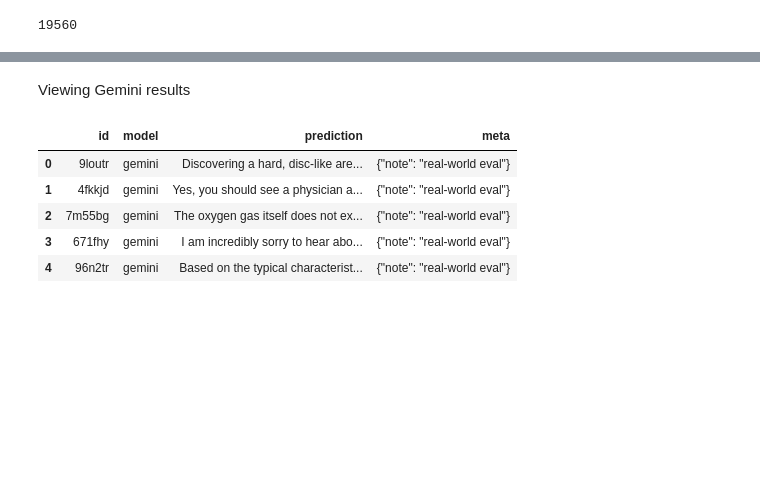
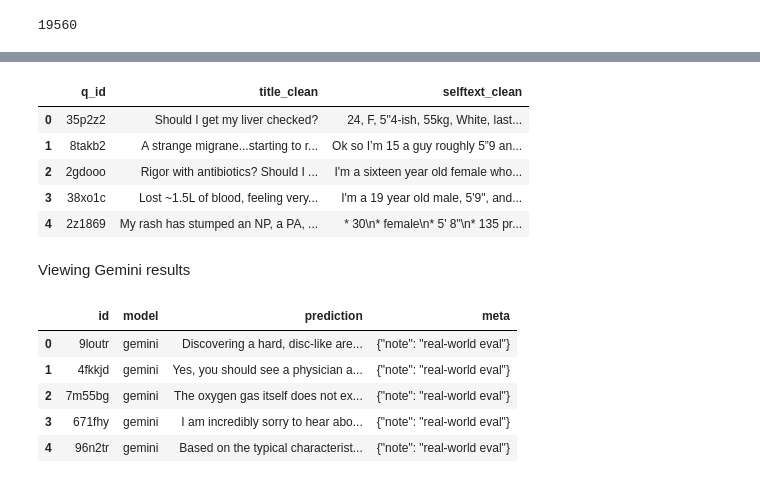
Before and after one commit to comp-med-research/med-llm-faithfulness, a Jupyter notebook: scripts/download_askdocs.ipynb, the cells around one changed output, grey strips where cells are left out. Drawn from its saved outputs; the diff is of its cells as text; code cells hidden in the pictures; blank space fills up the shorter version.

```diff
--- a/scripts/download_askdocs.ipynb
+++ b/scripts/download_askdocs.ipynb
@@ -100,6 +100,18 @@ sampled_train_df
 
 # Save
 sampled_train_df[["q_id","title_clean","selftext_clean"]].to_parquet("../data/raw/askdocs/askdocs_sample5.parquet", index=False)
+# %%
+# Load Parquet
+df = pd.read_parquet("../data/raw/askdocs/askdocs_sample5.parquet")
+# %%
+df
+# %% [output]
+|  | q_id | title_clean | selftext_clean |
+| 0 | 35p2z2 | Should I get my liver checked? | 24, F, 5"4-ish, 55kg, White, last... |
+| 1 | 8takb2 | A strange migrane...starting to r... | Ok so I’m 15 a guy roughly 5”9 an... |
+| 2 | 2gdooo | Rigor with antibiotics? Should I ... | I'm a sixteen year old female who... |
+| 3 | 38xo1c | Lost ~1.5L of blood, feeling very... | I'm a 19 year old male, 5'9", and... |
+| 4 | 2z1869 | My rash has stumped an NP, a PA, ... | * 30\n* female\n* 5' 8"\n* 135 pr... |
 # %% [markdown]
 Viewing Gemini results
 # %%
```
Also changed, not shown: 6 other files.
